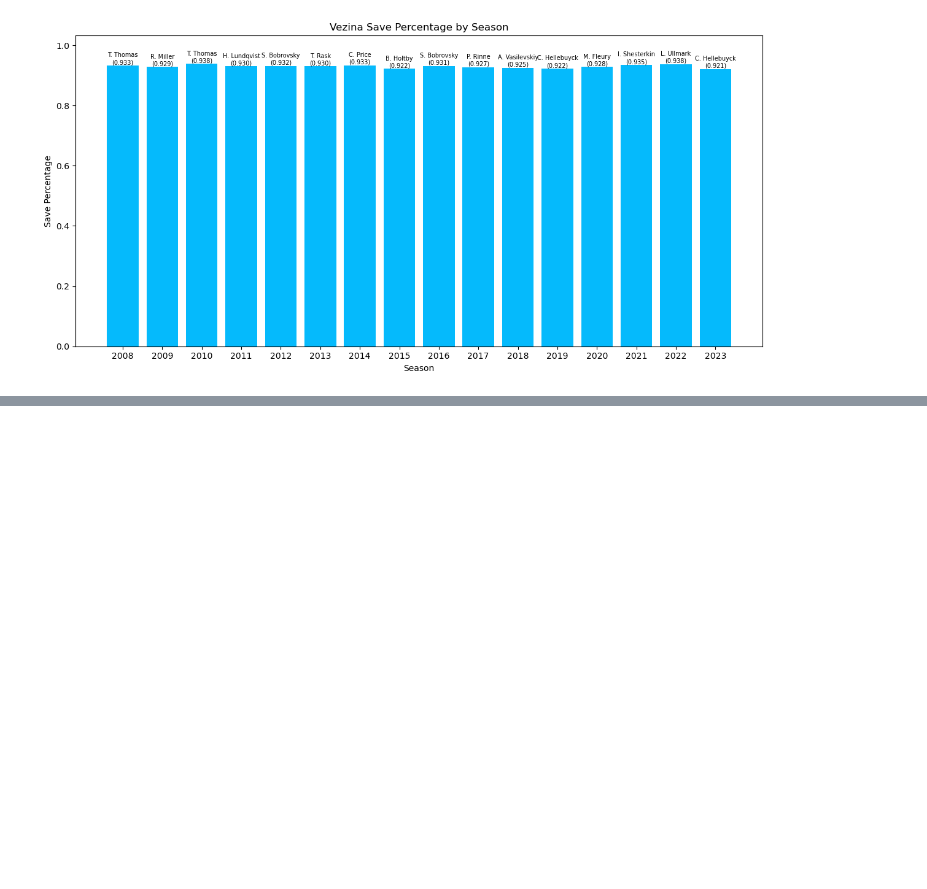
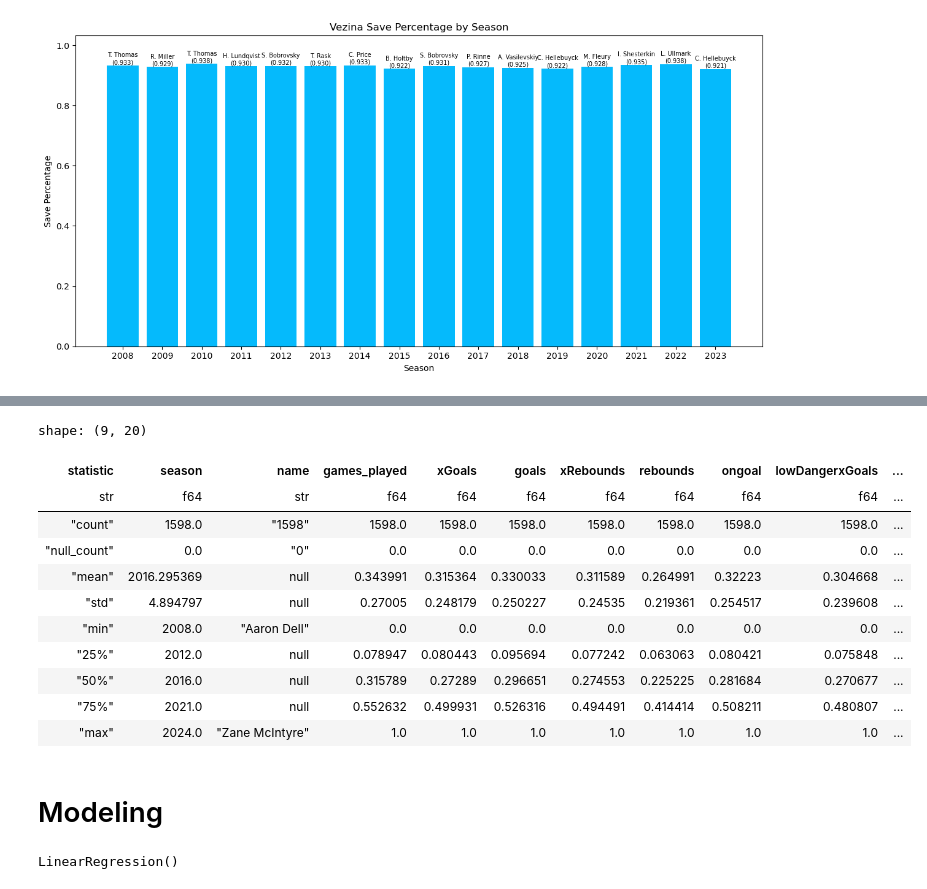
Before and after one commit to 20mattk/NHL-Vezina-Prediction, a Jupyter notebook: Vezina Prediction.ipynb, the cells around one changed output, grey strips where cells are left out. Drawn from its saved outputs; the diff is of its cells as text; code cells hidden in the pictures; blank space fills up the shorter version.

```diff
--- a/Vezina Prediction.ipynb
+++ b/Vezina Prediction.ipynb
@@ -222,0 +269,34 @@ plt.show()
+# %%
+def min_max_scaler(df: pl.DataFrame, column: str) -> pl.DataFrame:
+    min: float = df[column].min()
+    max: float = df[column].max()
+
+    df = df.with_columns(
+        ((pl.col(column) - min) / (max - min)).alias(column)
+    )
+
+    return df
+
+
+cols_not_scaling: list[str] = ["season", "name", "save_percentage", "is_vezina"]
+
+for column in df.columns:
+    if column not in cols_not_scaling:
+        df = min_max_scaler(df, column)
+# %%
+df.describe()
+# %% [output]
+shape: (9, 20)
+| statistic | season | name | games_played | xGoals | goals | xRebounds | rebounds | ongoal | lowDangerxGoals | ... |
+| str | f64 | str | f64 | f64 | f64 | f64 | f64 | f64 | f64 | ... |
+| "count" | 1598.0 | "1598" | 1598.0 | 1598.0 | 1598.0 | 1598.0 | 1598.0 | 1598.0 | 1598.0 | ... |
+| "null_count" | 0.0 | "0" | 0.0 | 0.0 | 0.0 | 0.0 | 0.0 | 0.0 | 0.0 | ... |
+| "mean" | 2016.295369 | null | 0.343991 | 0.315364 | 0.330033 | 0.311589 | 0.264991 | 0.32223 | 0.304668 | ... |
+| "std" | 4.894797 | null | 0.27005 | 0.248179 | 0.250227 | 0.24535 | 0.219361 | 0.254517 | 0.239608 | ... |
+| "min" | 2008.0 | "Aaron Dell" | 0.0 | 0.0 | 0.0 | 0.0 | 0.0 | 0.0 | 0.0 | ... |
+| "25%" | 2012.0 | null | 0.078947 | 0.080443 | 0.095694 | 0.077242 | 0.063063 | 0.080421 | 0.075848 | ... |
+| "50%" | 2016.0 | null | 0.315789 | 0.27289 | 0.296651 | 0.274553 | 0.225225 | 0.281684 | 0.270677 | ... |
+| "75%" | 2021.0 | null | 0.552632 | 0.499931 | 0.526316 | 0.494491 | 0.414414 | 0.508211 | 0.480807 | ... |
+| "max" | 2024.0 | "Zane McIntyre" | 1.0 | 1.0 | 1.0 | 1.0 | 1.0 | 1.0 | 1.0 | ... |
+# %% [markdown]
+# Modeling
@@ -222,0 +330,6 @@ plt.show()
+# %%
+# set up and train the linear regression model
+linear_regression_ml: LinearRegression = LinearRegression()
+linear_regression_ml.fit(X_train, y_train)
+# %% [output]
+LinearRegression()
```
Also changed, not shown: parts of 12 cells of this notebook, 1 other file.
